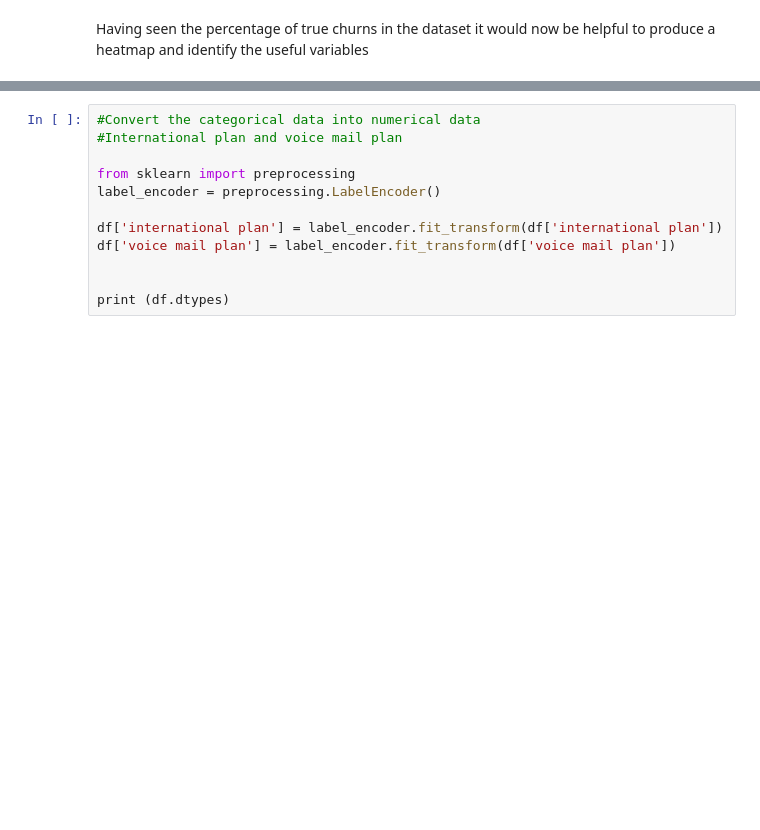
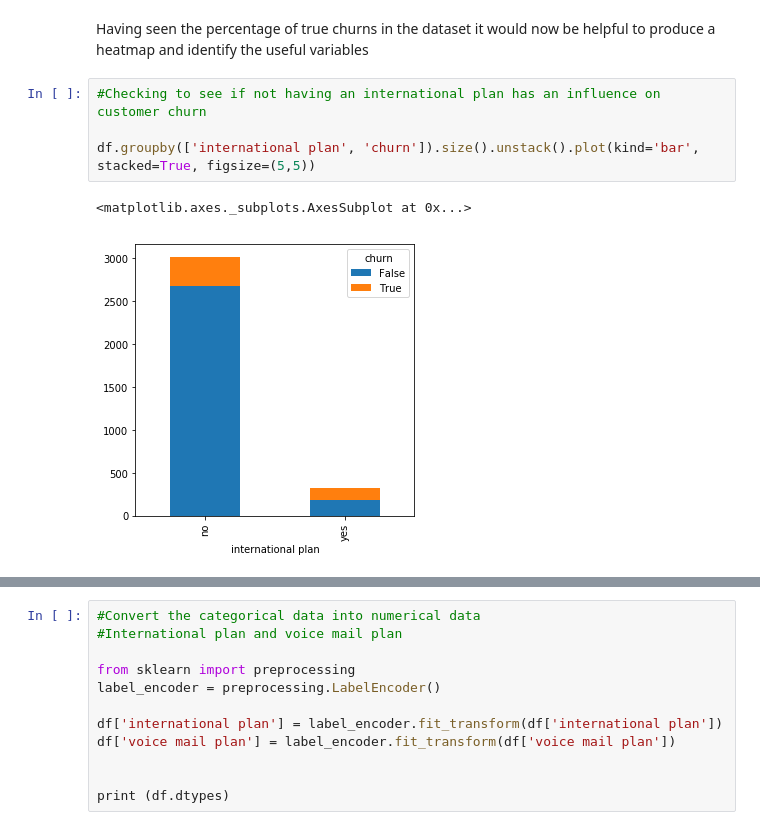
Before and after one commit to ArmanHasAPython/dsc-mod-3-project-v2-1-solo, a Jupyter notebook: Customer Churn Data.ipynb, the cells around one changed output, grey strips where cells are left out. Saved outputs shown, nothing was run; the diff lists cells and outputs as text; blank space fills up the shorter version.

```diff
--- a/Customer Churn Data.ipynb
+++ b/Customer Churn Data.ipynb
@@ -186,3 +182,10 @@ True      483
 Name: churn, dtype: int64
 # %% [markdown]
 Having seen the percentage of true churns in the dataset it would now be helpful to produce a heatmap and identify the useful variables
+# %%
+#Checking to see if not having an international plan has an influence on customer churn
+
+df.groupby(['international plan', 'churn']).size().unstack().plot(kind='bar', stacked=True, figsize=(5,5))
+# %% [output]
+<matplotlib.axes._subplots.AxesSubplot at 0x...>
+[figure, added]
```
Also changed, not shown: parts of 54 cells of this notebook, 2 other files.
